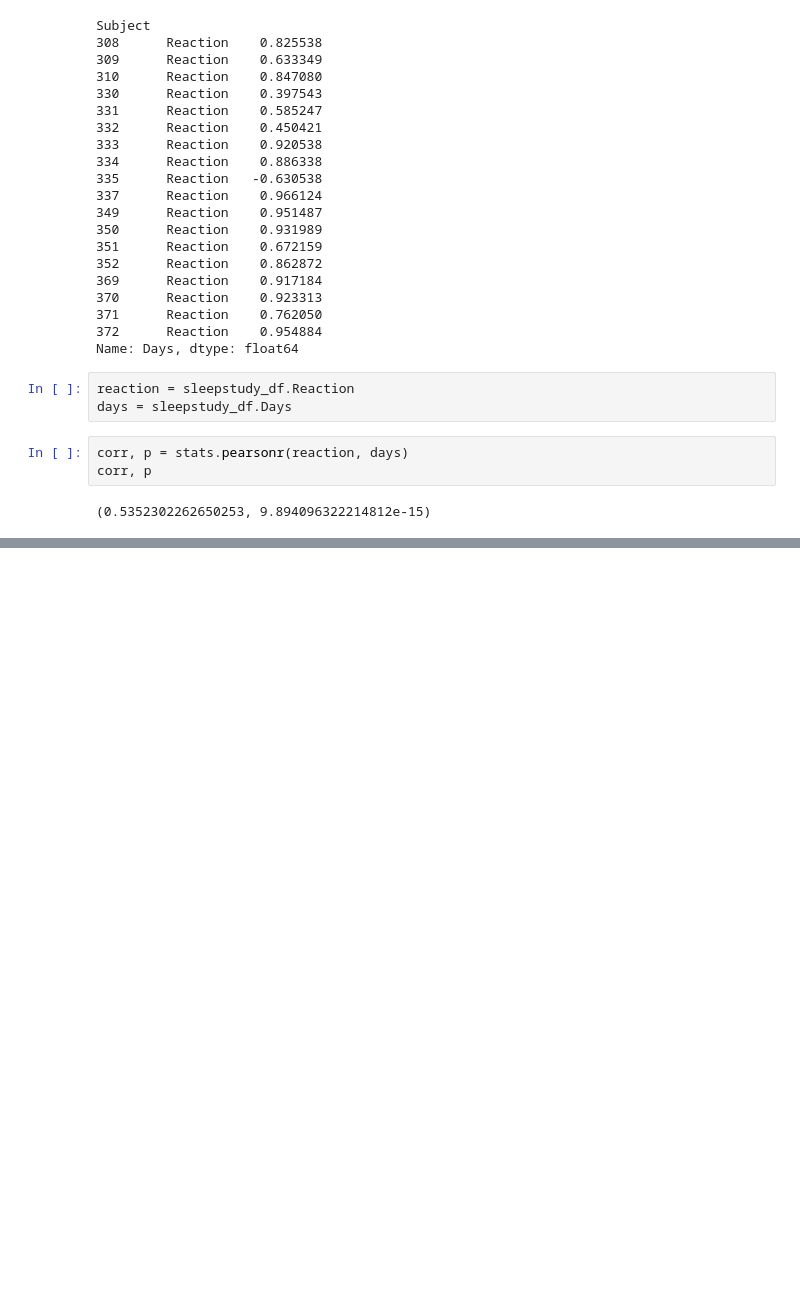
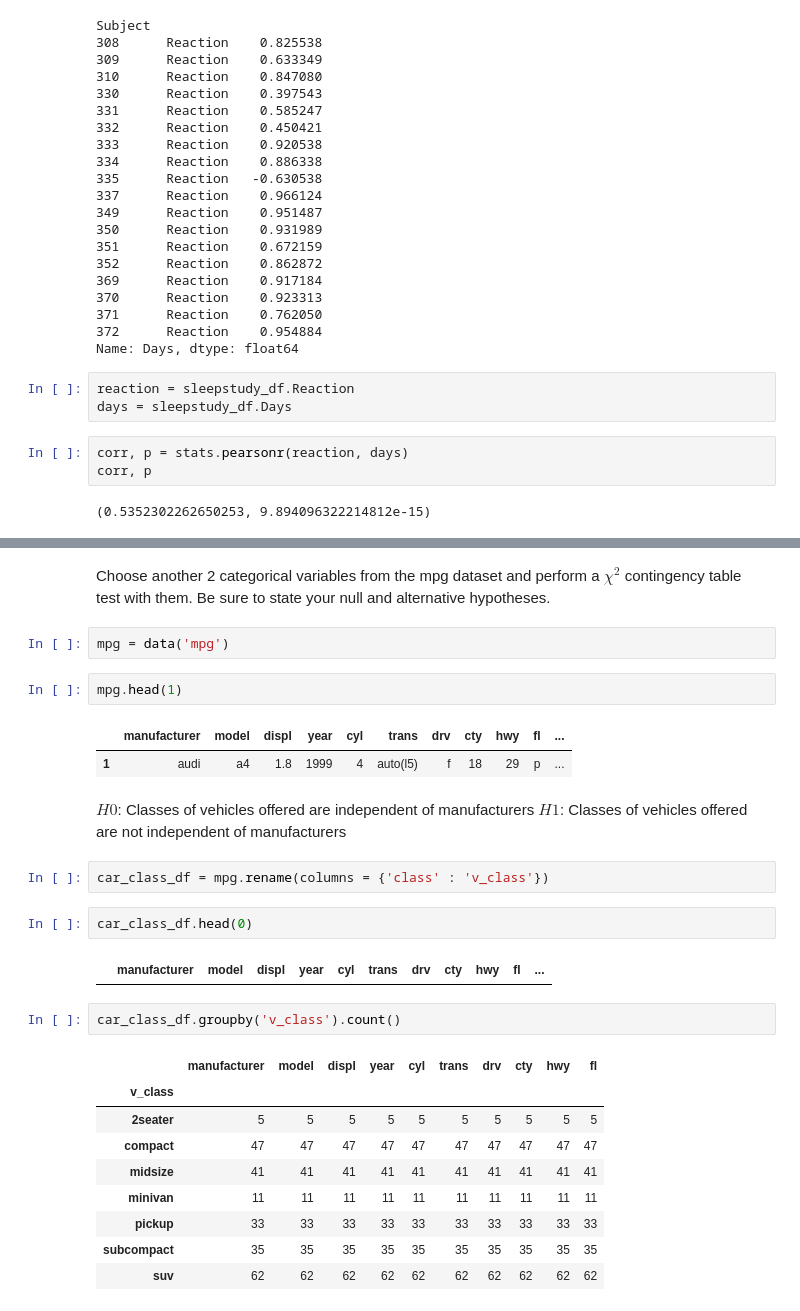
Before and after one commit to soslin/statistics-exercises, a Jupyter notebook: hypothesis_testing.ipynb, the cells around one changed output, grey strips where cells are left out. Saved outputs shown, nothing was run; the diff lists cells and outputs as text; blank space fills up the shorter version.

```diff
--- a/hypothesis_testing.ipynb
+++ b/hypothesis_testing.ipynb
@@ -801,0 +842,31 @@ corr, p
+# %% [markdown]
+Choose another 2 categorical variables from the mpg dataset and perform a $\chi^2$
+contingency table test with them. Be sure to state your null and alternative hypotheses.
+# %%
+mpg = data('mpg')
+# %%
+mpg.head(1)
+# %% [output]
+|  | manufacturer | model | displ | year | cyl | trans | drv | cty | hwy | fl | ... |
+| 1 | audi | a4 | 1.8 | 1999 | 4 | auto(l5) | f | 18 | 29 | p | ... |
+# %% [markdown]
+$H0$: Classes of vehicles offered are independent of manufacturers
+$H1$: Classes of vehicles offered are not independent of manufacturers
+# %%
+car_class_df = mpg.rename(columns = {'class' : 'v_class'})
+# %%
+car_class_df.head(0)
+# %% [output]
+|  | manufacturer | model | displ | year | cyl | trans | drv | cty | hwy | fl | ... |
+# %%
+car_class_df.groupby('v_class').count()
+# %% [output]
+|  | manufacturer | model | displ | year | cyl | trans | drv | cty | hwy | fl |
+| v_class |  |  |  |  |  |  |  |  |  |  |
+| 2seater | 5 | 5 | 5 | 5 | 5 | 5 | 5 | 5 | 5 | 5 |
+| compact | 47 | 47 | 47 | 47 | 47 | 47 | 47 | 47 | 47 | 47 |
+| midsize | 41 | 41 | 41 | 41 | 41 | 41 | 41 | 41 | 41 | 41 |
+| minivan | 11 | 11 | 11 | 11 | 11 | 11 | 11 | 11 | 11 | 11 |
+| pickup | 33 | 33 | 33 | 33 | 33 | 33 | 33 | 33 | 33 | 33 |
+| subcompact | 35 | 35 | 35 | 35 | 35 | 35 | 35 | 35 | 35 | 35 |
+| suv | 62 | 62 | 62 | 62 | 62 | 62 | 62 | 62 | 62 | 62 |
```
Also changed, not shown: parts of 17 cells of this notebook.
